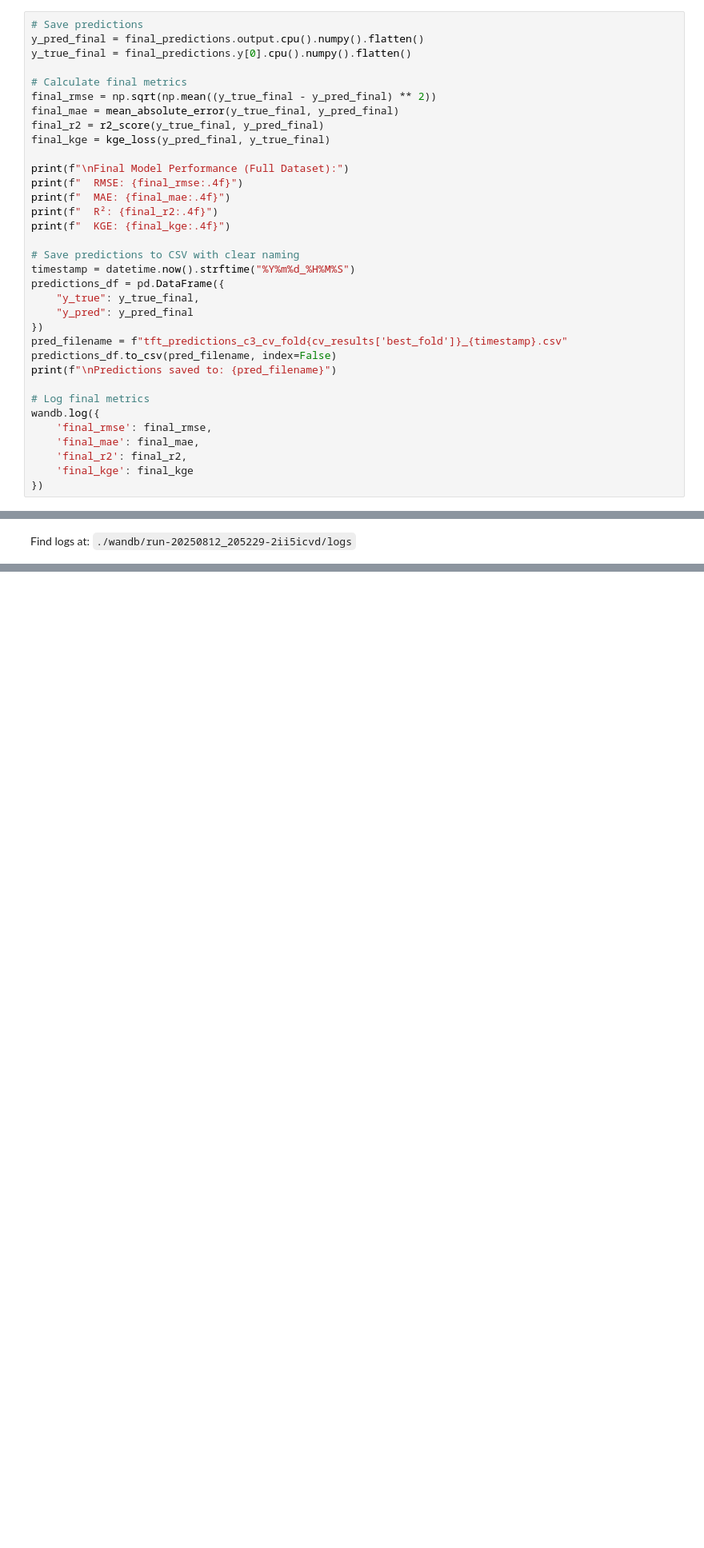
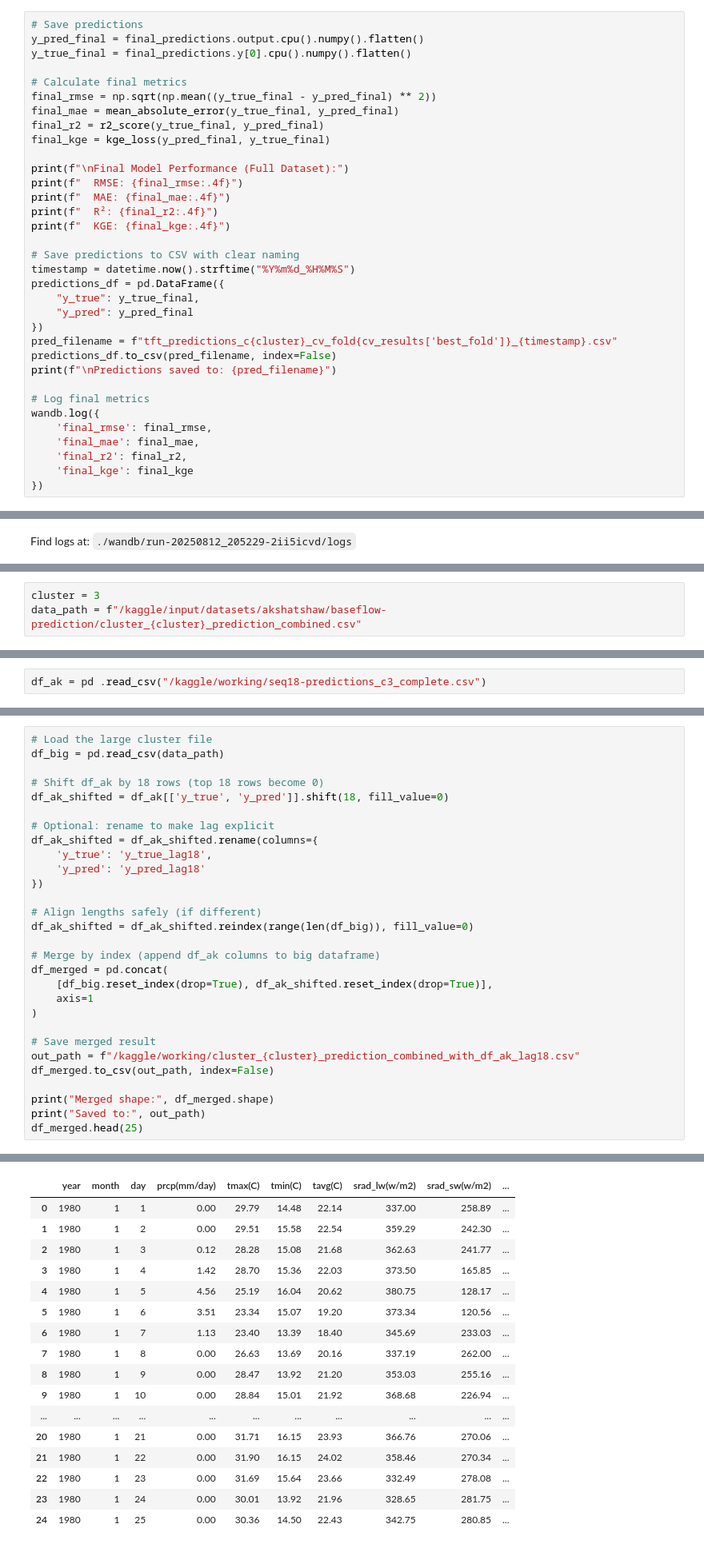
Before and after one commit to akshatshaw/baseflow_lstm, a Jupyter notebook: training/cv/tft-cv-model.ipynb, the cells around one changed output, grey strips where cells are left out. Shown at 80% size. Saved outputs shown, nothing was run; the diff lists cells and outputs as text; blank space fills up the shorter version.

```diff
--- a/training/cv/tft-cv-model.ipynb
+++ b/training/cv/tft-cv-model.ipynb
@@ -790,7 +774,7 @@ predictions_df = pd.DataFrame({
     "y_true": y_true_final,
     "y_pred": y_pred_final
 })
-pred_filename = f"tft_predictions_c3_cv_fold{cv_results['best_fold']}_{timestamp}.csv"
+pred_filename = f"tft_predictions_c{cluster}_cv_fold{cv_results['best_fold']}_{timestamp}.csv"
 predictions_df.to_csv(pred_filename, index=False)
 print(f"\nPredictions saved to: {pred_filename}")
 
@@ -2874,0 +3103,3 @@ Find logs at: ./wandb/run-20250812_205229-2ii5icvd/logs
+# %%
+cluster = 3
+data_path = f"/kaggle/input/datasets/akshatshaw/baseflow-prediction/cluster_{cluster}_prediction_combined.csv"
@@ -2874,0 +3160,2 @@ Find logs at: ./wandb/run-20250812_205229-2ii5icvd/logs
+# %%
+df_ak = pd .read_csv("/kaggle/working/seq18-predictions_c3_complete.csv")
@@ -2874,0 +3166,30 @@ Find logs at: ./wandb/run-20250812_205229-2ii5icvd/logs
+# %%
+# Load the large cluster file
+df_big = pd.read_csv(data_path)
+
+# Shift df_ak by 18 rows (top 18 rows become 0)
+df_ak_shifted = df_ak[['y_true', 'y_pred']].shift(18, fill_value=0)
+
+# Optional: rename to make lag explicit
+df_ak_shifted = df_ak_shifted.rename(columns={
+    'y_true': 'y_true_lag18',
+    'y_pred': 'y_pred_lag18'
+})
+
+# Align lengths safely (if different)
+df_ak_shifted = df_ak_shifted.reindex(range(len(df_big)), fill_value=0)
+
+# Merge by index (append df_ak columns to big dataframe)
+df_merged = pd.concat(
+    [df_big.reset_index(drop=True), df_ak_shifted.reset_index(drop=True)],
+    axis=1
+)
+
+# Save merged result
+out_path = f"/kaggle/working/cluster_{cluster}_prediction_combined_with_df_ak_lag18.csv"
+df_merged.to_csv(out_path, index=False)
+
+print("Merged shape:", df_merged.shape)
+print("Saved to:", out_path)
+df_merged.head(25)
+# %% [output]
@@ -2874,0 +3198,17 @@ Find logs at: ./wandb/run-20250812_205229-2ii5icvd/logs
+|  | year | month | day | prcp(mm/day) | tmax(C) | tmin(C) | tavg(C) | srad_lw(w/m2) | srad_sw(w/m2) | ... |
+| 0 | 1980 | 1 | 1 | 0.00 | 29.79 | 14.48 | 22.14 | 337.00 | 258.89 | ... |
+| 1 | 1980 | 1 | 2 | 0.00 | 29.51 | 15.58 | 22.54 | 359.29 | 242.30 | ... |
+| 2 | 1980 | 1 | 3 | 0.12 | 28.28 | 15.08 | 21.68 | 362.63 | 241.77 | ... |
+| 3 | 1980 | 1 | 4 | 1.42 | 28.70 | 15.36 | 22.03 | 373.50 | 165.85 | ... |
+| 4 | 1980 | 1 | 5 | 4.56 | 25.19 | 16.04 | 20.62 | 380.75 | 128.17 | ... |
+| 5 | 1980 | 1 | 6 | 3.51 | 23.34 | 15.07 | 19.20 | 373.34 | 120.56 | ... |
+| 6 | 1980 | 1 | 7 | 1.13 | 23.40 | 13.39 | 18.40 | 345.69 | 233.03 | ... |
+| 7 | 1980 | 1 | 8 | 0.00 | 26.63 | 13.69 | 20.16 | 337.19 | 262.00 | ... |
+| 8 | 1980 | 1 | 9 | 0.00 | 28.47 | 13.92 | 21.20 | 353.03 | 255.16 | ... |
+| 9 | 1980 | 1 | 10 | 0.00 | 28.84 | 15.01 | 21.92 | 368.68 | 226.94 | ... |
+| ... | ... | ... | ... | ... | ... | ... | ... | ... | ... | ... |
+| 20 | 1980 | 1 | 21 | 0.00 | 31.71 | 16.15 | 23.93 | 366.76 | 270.06 | ... |
+| 21 | 1980 | 1 | 22 | 0.00 | 31.90 | 16.15 | 24.02 | 358.46 | 270.34 | ... |
+| 22 | 1980 | 1 | 23 | 0.00 | 31.69 | 15.64 | 23.66 | 332.49 | 278.08 | ... |
+| 23 | 1980 | 1 | 24 | 0.00 | 30.01 | 13.92 | 21.96 | 328.65 | 281.75 | ... |
+| 24 | 1980 | 1 | 25 | 0.00 | 30.36 | 14.50 | 22.43 | 342.75 | 280.85 | ... |
```
Also changed, not shown: parts of 21 cells of this notebook, 4 other files.
